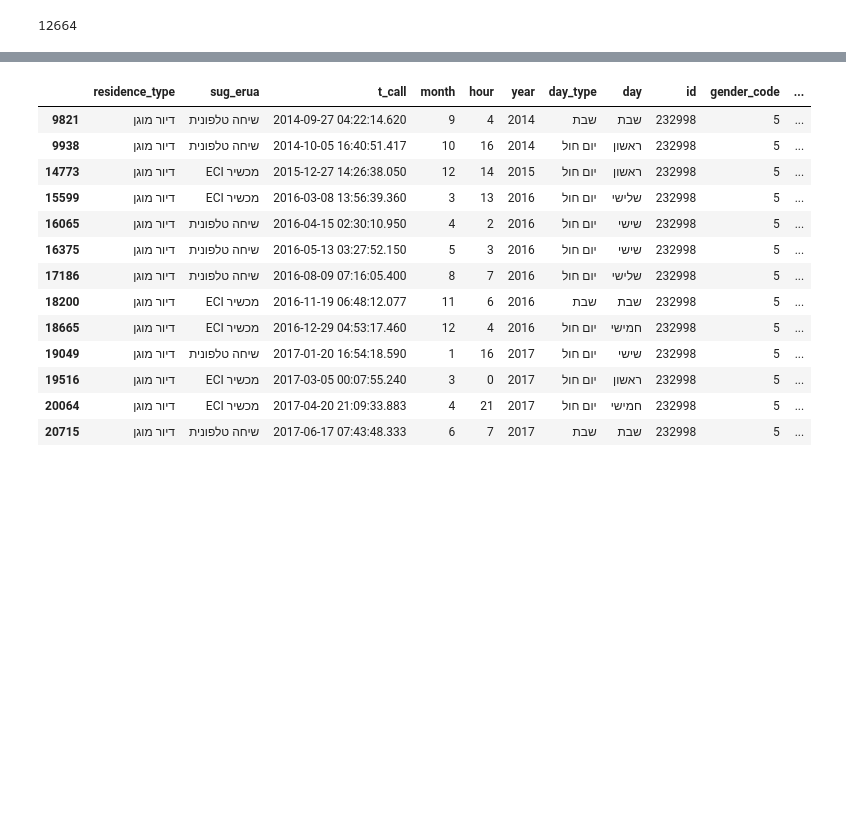
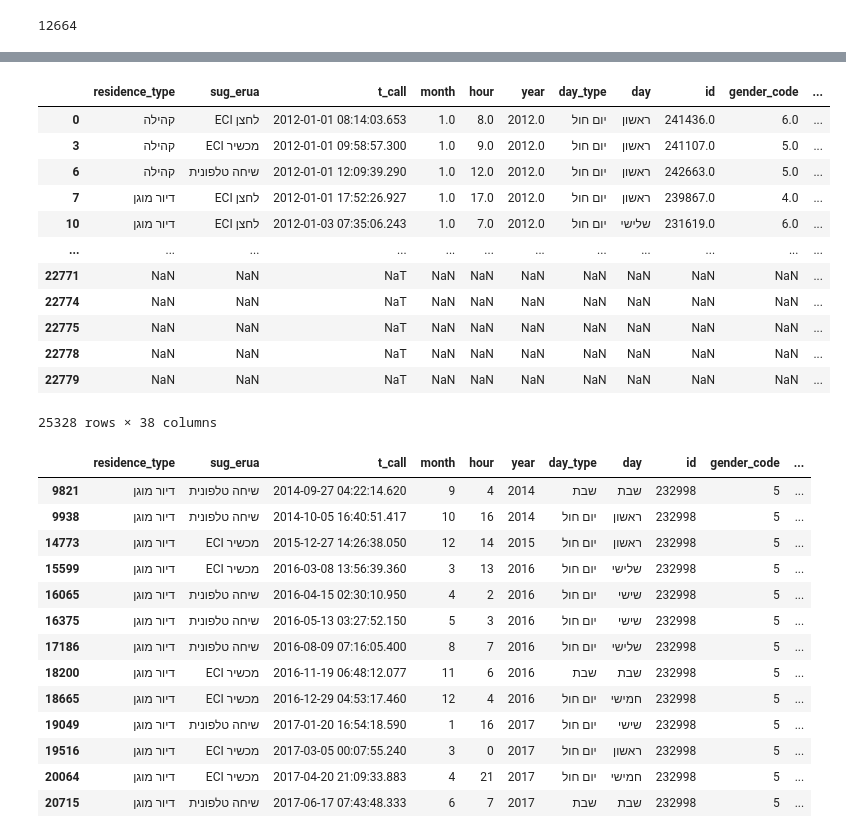
Before and after one commit to yarontal94/final_project, a Jupyter notebook: advanced_prepross.ipynb, the cells around one changed output, grey strips where cells are left out. Saved outputs shown, nothing was run; the diff lists cells and outputs as text; code cells hidden in the pictures; blank space fills up the shorter version.

```diff
--- a/advanced_prepross.ipynb
+++ b/advanced_prepross.ipynb
@@ -68,0 +104,9 @@ df=y.copy()
+# %%
+df['count_until_t_Call']=0
+for index, row in df.iterrows():
+    #if index>4:
+    #    break
+    id=row['id']
+    date=row['t_call_int']
+    val=len(df.loc[(df['id']==id)&(df['t_call_int']<date)])
+    df.loc[index,'count_until_t_Call']=int(val)
@@ -68,0 +175,12 @@ df=y.copy()
+# %%
+#t=df.loc[df['id']==241436]
+list_of=list(df.filter(regex=("act_category__*")))
+for index, row in df.iterrows():
+    idd=row['id']
+    date=row['t_call']
+    for col in list_of:
+        var=f'number_{col}'
+        if var not in df.columns:
+            df[var]=0
+        val=df.loc[(df['id']==idd)&(df['t_call']<=date)][col].sum()
+        df.loc[index,var]=val
@@ -69,3 +223,21 @@ df=y.copy()
+# %%
+zz=pd.concat([df,q])
+# %%
+zz
+# %% [output]
+|  | residence_type | sug_erua | t_call | month | hour | year | day_type | day | id | gender_code | ... |
+| 0 | קהילה | ECI לחצן | 2012-01-01 08:14:03.653 | 1.0 | 8.0 | 2012.0 | יום חול | ראשון | 241436.0 | 6.0 | ... |
+| 3 | קהילה | ECI מכשיר | 2012-01-01 09:58:57.300 | 1.0 | 9.0 | 2012.0 | יום חול | ראשון | 241107.0 | 5.0 | ... |
+| 6 | קהילה | שיחה טלפונית | 2012-01-01 12:09:39.290 | 1.0 | 12.0 | 2012.0 | יום חול | ראשון | 242663.0 | 5.0 | ... |
+| 7 | דיור מוגן | ECI לחצן | 2012-01-01 17:52:26.927 | 1.0 | 17.0 | 2012.0 | יום חול | ראשון | 239867.0 | 4.0 | ... |
+| 10 | דיור מוגן | ECI לחצן | 2012-01-03 07:35:06.243 | 1.0 | 7.0 | 2012.0 | יום חול | שלישי | 231619.0 | 6.0 | ... |
+| ... | ... | ... | ... | ... | ... | ... | ... | ... | ... | ... | ... |
+| 22771 | NaN | NaN | NaT | NaN | NaN | NaN | NaN | NaN | NaN | NaN | ... |
+| 22774 | NaN | NaN | NaT | NaN | NaN | NaN | NaN | NaN | NaN | NaN | ... |
+| 22775 | NaN | NaN | NaT | NaN | NaN | NaN | NaN | NaN | NaN | NaN | ... |
+| 22778 | NaN | NaN | NaT | NaN | NaN | NaN | NaN | NaN | NaN | NaN | ... |
+| 22779 | NaN | NaN | NaT | NaN | NaN | NaN | NaN | NaN | NaN | NaN | ... |
+25328 rows × 38 columns
 # %%
 df_ambu=df[df['act_category']=='שירותי אמבולנס']
 # %%
```
Also changed, not shown: parts of 25 cells of this notebook, 1 other file.
